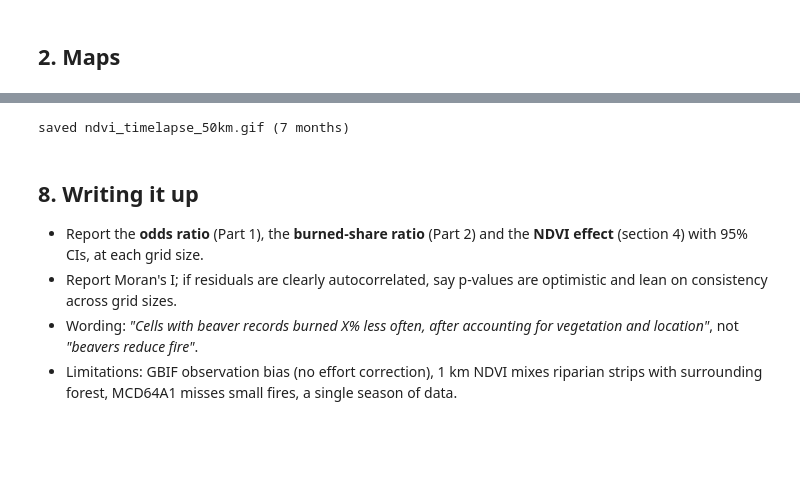
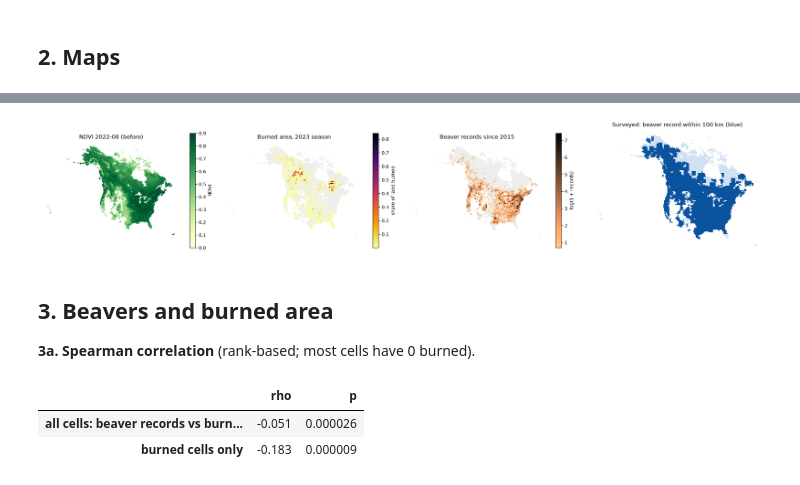
Before and after one commit to Kanahe1800/burntbeaver, a Jupyter notebook: prep/stats_cells.ipynb, the cells around one changed output, grey strips where cells are left out. Cells and saved outputs as stored; diff of their text form; code cells hidden in the pictures; blank space fills up the shorter version.

```diff
--- a/prep/stats_cells.ipynb
+++ b/prep/stats_cells.ipynb
@@ -335,29 +155,41 @@ cells exactly; reprojecting with GDAL averaging is inaccurate far from the MODIS
-# %%
-from PIL import Image
-import io
-
-panel = pd.read_parquet(DATA / GRID / "panel.parquet")
-months = sorted(panel.loc[panel["ndvi_mean"].notna(), "month"].unique())
-frames = []
-for m in months:
-    gm = grid_geo.merge(panel[panel["month"] == m][["cell_id", "ndvi_mean"]], on="cell_id")
-    fig, ax = plt.subplots(figsize=(9, 7))
-    gm.plot(ax=ax, column="ndvi_mean", cmap="YlGn", vmin=0, vmax=0.9, legend=True,
-            legend_kwds={"shrink": 0.6, "label": "NDVI"}, missing_kwds={"color": "#f2f2f2"})
-    ax.set_title(f"Mean NDVI per {GRID} cell, {m}")
-    ax.set_axis_off()
-    buf = io.BytesIO()
-    fig.savefig(buf, format="png", dpi=80, facecolor="white")
-    plt.close(fig)
-    frames.append(Image.open(buf).convert("RGB"))
-frames[0].save(f"ndvi_timelapse_{GRID}.gif", save_all=True, append_images=frames[1:], duration=900, loop=0)
-print(f"saved ndvi_timelapse_{GRID}.gif ({len(frames)} months)")
-# %% [output]
-saved ndvi_timelapse_50km.gif (7 months)
-# %% [markdown]
-## 8. Writing it up
-
-- Report the **odds ratio** (Part 1), the **burned-share ratio** (Part 2) and the **NDVI effect** (section 4) with 95% CIs, at each grid size.
-- Report Moran's I; if residuals are clearly autocorrelated, say p-values are optimistic and lean on consistency across grid sizes.
-- Wording: *"Cells with beaver records burned X% less often, after accounting for vegetation and location"*, not *"beavers reduce fire"*.
-- Limitations: GBIF observation bias (no effort correction), 1 km NDVI mixes riparian strips with surrounding forest, MCD64A1 misses small fires, a single season of data.
+# %%
+grid_geo = gpd.read_file(DATA / GRID / "grid.gpkg")[["cell_id", "geometry"]]
+g = grid_geo.merge(df, on="cell_id")
+
+fig, ax = plt.subplots(1, 4, figsize=(22, 6))
+g.plot(ax=ax[0], column="ndvi_pre", cmap="YlGn", vmin=0, vmax=0.9, legend=True,
+       legend_kwds={"shrink": 0.6, "label": "NDVI"})
+ax[0].set_title(f"NDVI {df.attrs['pre']} (before)")
+g.plot(ax=ax[1], color="#eeeeee")
+g[g["burned_frac"] > 0].plot(ax=ax[1], column="burned_frac", cmap="inferno_r", legend=True,
+                             legend_kwds={"shrink": 0.6, "label": "share of land burned"})
+ax[1].set_title(f"Burned area, {YEAR} season")
+g.plot(ax=ax[2], color="#eeeeee")
+g[g["beaver_n"] > 0].plot(ax=ax[2], column="log_beaver", cmap="copper_r", legend=True,
+                          legend_kwds={"shrink": 0.6, "label": "log(1 + records)"})
+ax[2].set_title(f"{ANIMAL.capitalize()} records since 2015")
+g.plot(ax=ax[3], column="surveyed", cmap="Blues", vmin=-0.3, vmax=1.2)
+ax[3].set_title(f"Surveyed: {ANIMAL} record within {SURVEY_KM} km (blue)")
+for a in ax:
+    a.set_axis_off()
+plt.tight_layout()
+plt.show()
+# %% [output]
+[figure, added]
+# %% [markdown]
+## 3. Beavers and burned area
+
+**3a. Spearman correlation** (rank-based; most cells have 0 burned).
+# %%
+def spearman(x, y):
+    r, p = stats.spearmanr(x, y)
+    return round(r, 3), p
+
+pd.DataFrame({
+    "all cells: beaver records vs burned share": spearman(df["log_beaver"], df["burned_frac"]),
+    "burned cells only": spearman(df.loc[df["burned"] == 1, "log_beaver"], df.loc[df["burned"] == 1, "burned_frac"]),
+}, index=["rho", "p"]).T
+# %% [output]
+|  | rho | p |
+| all cells: beaver records vs burn... | -0.051 | 0.000026 |
+| burned cells only | -0.183 | 0.000009 |
```
Also changed, not shown: parts of 42 cells of this notebook, 9 other files.
